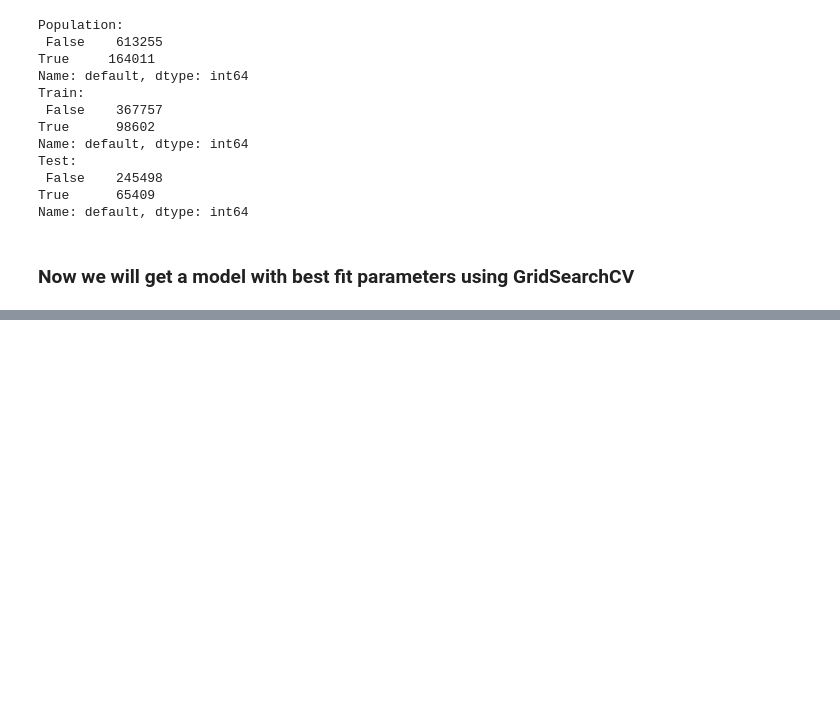
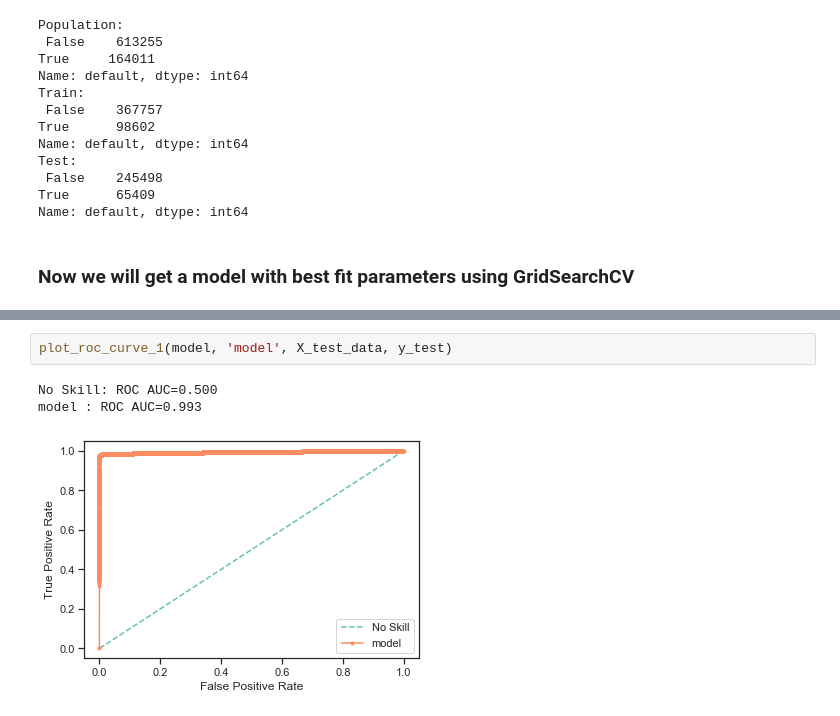
Before and after one commit to Fredak24/DataScience, a Jupyter notebook: HW2/Homework2_Part2.ipynb, the cells around one changed output, grey strips where cells are left out. Drawn from its saved outputs; the diff is of its cells as text; blank space fills up the shorter version.

```diff
--- a/HW2/Homework2_Part2.ipynb
+++ b/HW2/Homework2_Part2.ipynb
@@ -207,0 +330,6 @@ Parameter grid:
+# %%
+plot_roc_curve_1(model, 'model', X_test_data, y_test)
+# %% [output]
+No Skill: ROC AUC=0.500
+model : ROC AUC=0.993
+[figure, added]
```
Also changed, not shown: parts of 9 cells of this notebook, 18 other files.
